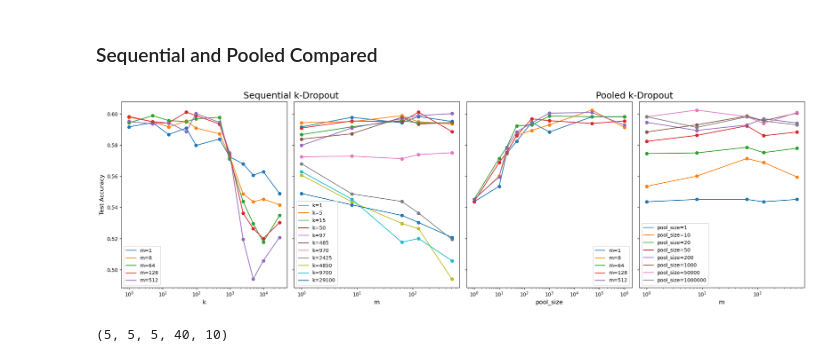
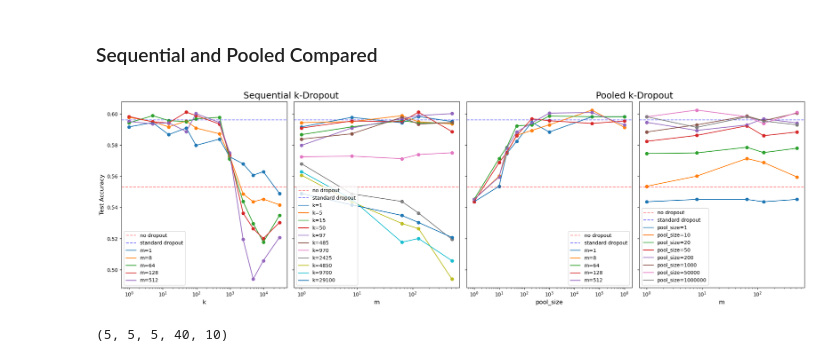
Before and after one commit to LukeBailey181/k-dropout, a Jupyter notebook: notebooks/paper_plots.ipynb, the cells around one changed output. Saved outputs shown, nothing was run; the diff lists cells and outputs as text; code cells hidden in the pictures.

Commit message:
Finish paper plots

```diff
--- a/notebooks/paper_plots.ipynb
+++ b/notebooks/paper_plots.ipynb
@@ -150,6 +152,15 @@ plt.legend(fontsize=8, loc='lower right');
 # the four previous plots combined into one figure
 label_size = 12
 fig, ax = plt.subplots(1, 4, figsize=(20, 6), sharey=True)
+
+# hlines
+df_bench_no = get_sweep_dataframe('6sxbqxn3')
+df_bench_std = get_sweep_dataframe('1xiu49jn')
+no_acc = df_bench_no.test_acc.mean()
+std_acc = df_bench_std.test_acc.mean()
+for a in ax:
+    a.axhline(y=no_acc, color='red', linestyle='--', alpha=.5, label='no dropout')
+    a.axhline(y=std_acc, color='blue', linestyle='--', alpha=.5, label='standard dropout')
 
 # sequential k
 for m in df_seq.m.unique():
@@ -171,34 +182,34 @@ for k in df_seq.k.unique():
 ax[1].set_xscale('log')
 ax[1].set_xlabel('m', fontsize=label_size)
 ax[1].legend(fontsize=10, loc='lower left');
 
 # pooled pool size
 for m in df_pool.m.unique():
     df_filtered = df_pool[df_pool.m == m]
     ax[2].scatter(df_filtered.pool_size, df_filtered.test_acc)
     ax[2].plot(df_filtered.pool_size, df_filtered.test_acc, label=f'm={m}')
 
 ax[2].set_xscale('log')
 ax[2].set_xlabel('pool_size', fontsize=label_size)
 ax[2].legend(fontsize=10, loc='lower right');
 
 # pooled m
 for pool_size in df_pool.pool_size.unique():
     df_filtered = df_pool[df_pool.pool_size == pool_size]
     ax[3].scatter(df_filtered.m, df_filtered.test_acc)
     ax[3].plot(df_filtered.m, df_filtered.test_acc, label=f'pool_size={pool_size}')
 
 ax[3].set_xscale('log')
 ax[3].set_xlabel('m', fontsize=label_size)
 ax[3].legend(fontsize=10, loc='lower left');
 
 # titles
 fig.text(0.275, 0.99, 'Sequential k-Dropout', ha='center', fontsize=18)
 fig.text(0.755, 0.99, 'Pooled k-Dropout', ha='center', fontsize=18)
 
 fig.tight_layout()
 # %% [output]
-[figure, old version]
+[figure, new version]
 # %%
 df_bench_no = get_sweep_dataframe('6sxbqxn3')
 df_bench_std = get_sweep_dataframe('1xiu49jn')
```
Also changed, not shown: parts of 13 cells of this notebook, 1 other file.
